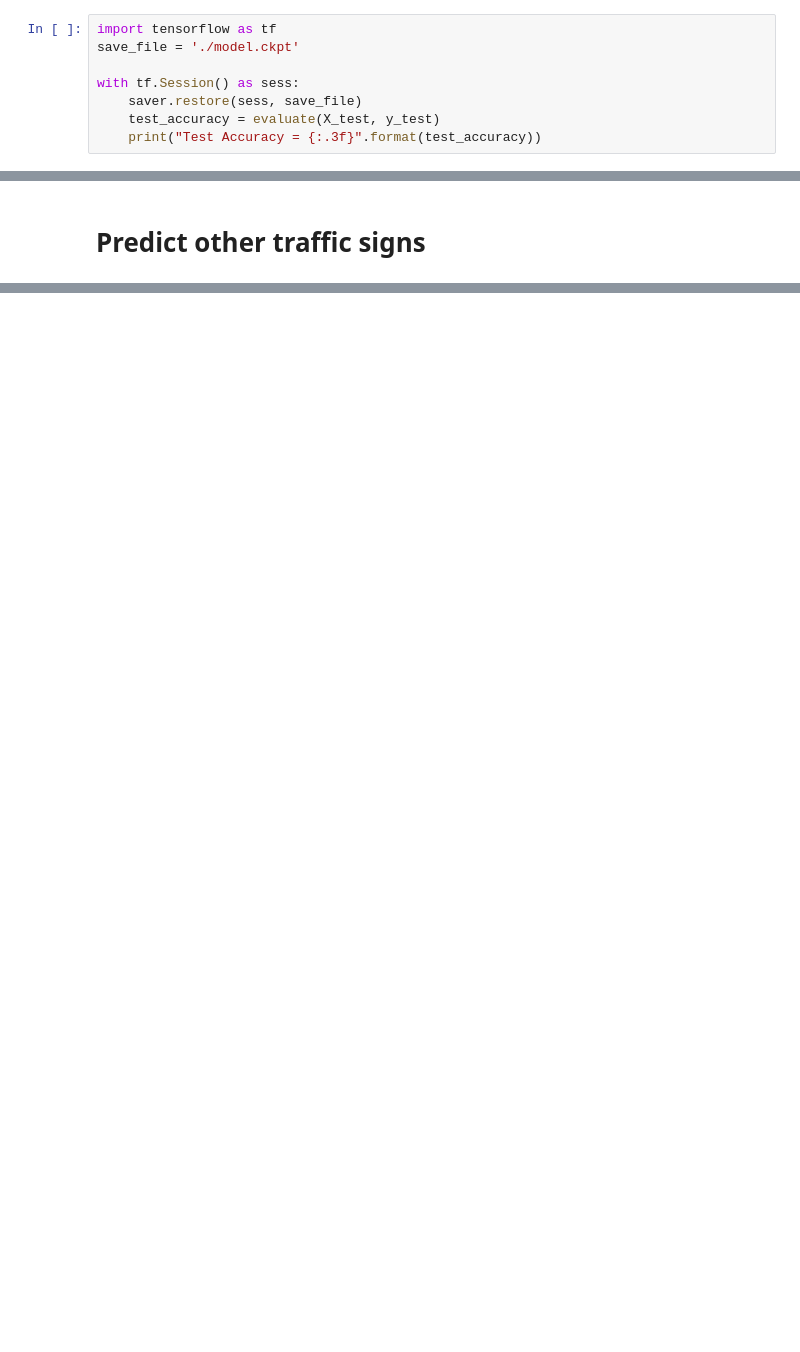
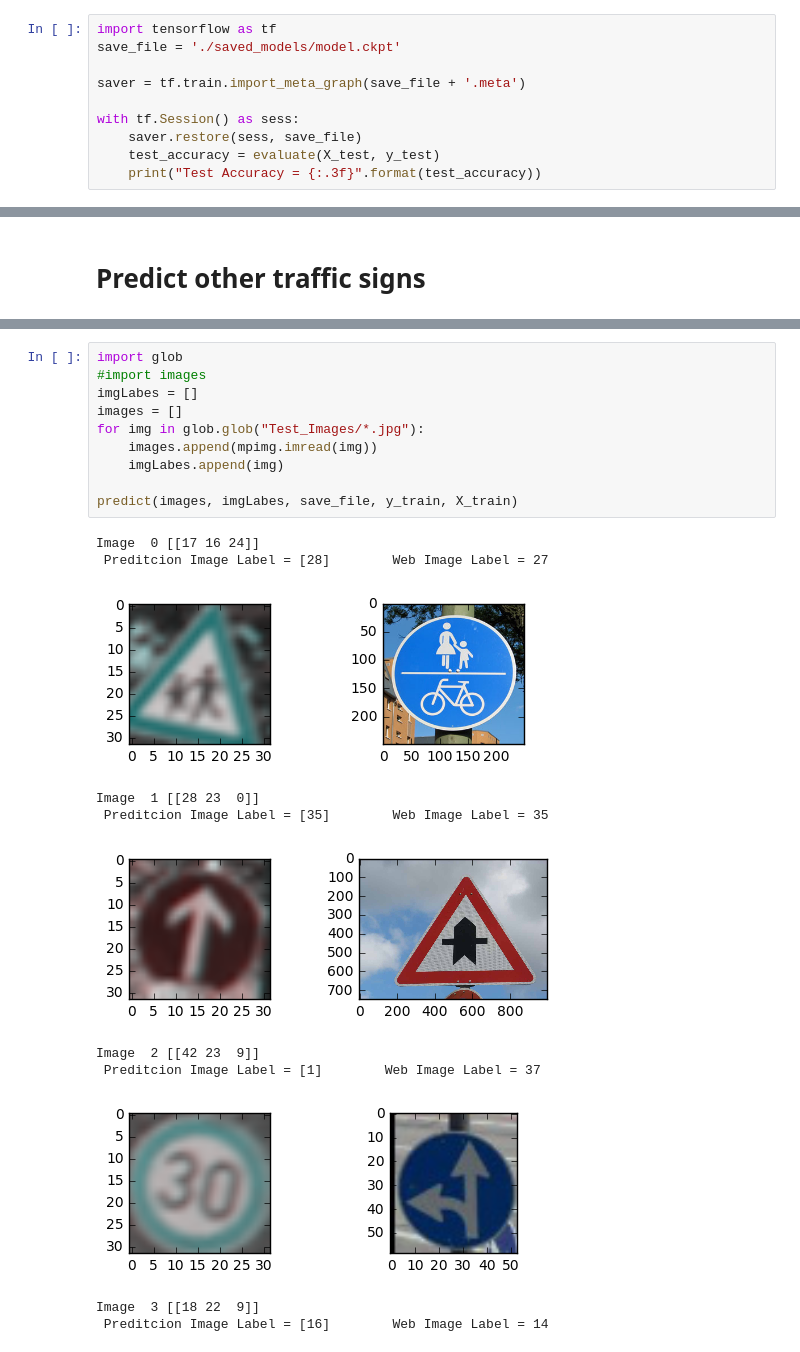
Before and after one commit to cuevas1208/Traffic_Sign_Classifier, a Jupyter notebook: main.ipynb, the cells around one changed output, grey strips where cells are left out. Saved outputs shown, nothing was run; the diff lists cells and outputs as text; blank space fills up the shorter version.

```diff
--- a/main.ipynb
+++ b/main.ipynb
@@ -375,6 +103,8 @@ Total time: 108.75s
 # %%
 import tensorflow as tf
-save_file = './model.ckpt'
+save_file = './saved_models/model.ckpt'
+
+saver = tf.train.import_meta_graph(save_file + '.meta')
 
 with tf.Session() as sess:
     saver.restore(sess, save_file)
@@ -450,0 +117,22 @@ Use `tf.global_variables_initializer` instead.
+# %%
+import glob
+#import images
+imgLabes = []
+images = []
+for img in glob.glob("Test_Images/*.jpg"):
+    images.append(mpimg.imread(img))
+    imgLabes.append(img)
+
+predict(images, imgLabes, save_file, y_train, X_train)
+# %% [output]
+Image  0 [[17 16 24]]
+ Preditcion Image Label = [28]        Web Image Label = 27
+[figure, added]
+Image  1 [[28 23  0]]
+ Preditcion Image Label = [35]        Web Image Label = 35
+[figure, added]
+Image  2 [[42 23  9]]
+ Preditcion Image Label = [1]        Web Image Label = 37
+[figure, added]
+Image  3 [[18 22  9]]
+ Preditcion Image Label = [16]        Web Image Label = 14
```
Also changed, not shown: parts of 30 cells of this notebook, 25 other files.
